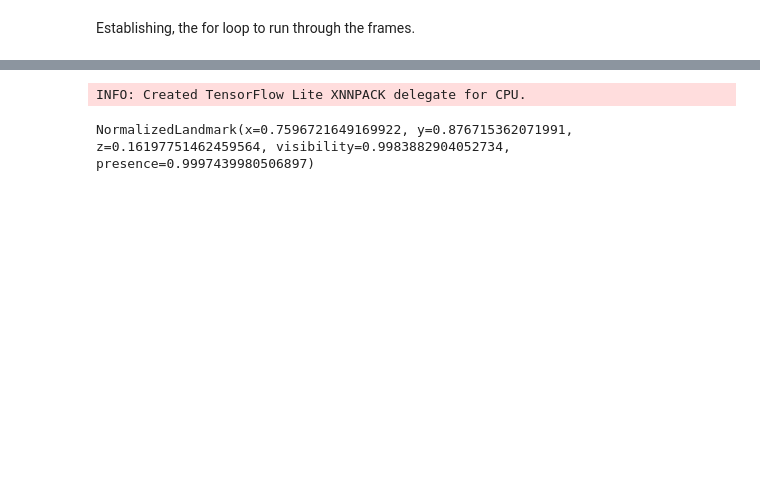
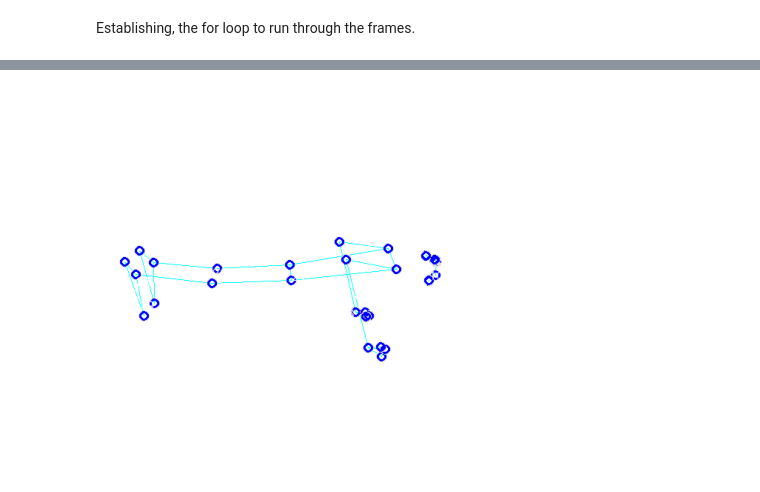
Before and after one commit to jpedroag/PMBA, a Jupyter notebook: C_distances.ipynb, the cells around one changed output, grey strips where cells are left out. Cells and saved outputs as stored; diff of their text form; code cells hidden in the pictures; blank space fills up the shorter version.

```diff
--- a/C_distances.ipynb
+++ b/C_distances.ipynb
@@ -156,41 +168,0 @@ plt.show()
-# %%
-this_image_path = 'images/correct_seq/cor_down_1_38.jpg'
-
-model_path = 'pose_landmarker_heavy.task'
-
-BaseOptions = mp.tasks.BaseOptions
-PoseLandmarker = mp.tasks.vision.PoseLandmarker
-PoseLandmarkerOptions = mp.tasks.vision.PoseLandmarkerOptions
-VisionRunningMode = mp.tasks.vision.RunningMode
-
-options = PoseLandmarkerOptions(
-    base_options=BaseOptions(model_asset_path=model_path),
-    running_mode=VisionRunningMode.IMAGE)
-
-with PoseLandmarker.create_from_options(options) as landmarker:
-    # Load the input image from an image file.
-    image = mp.Image.create_from_file(this_image_path)
-
-
-    # Perform pose landmarking on the provided single image.
-    # The pose landmarker must be created with the image mode.
-    pose_landmarker_result = landmarker.detect(image)
-
-    pose_landmarks_list = pose_landmarker_result.pose_landmarks
-
-    # Loop through the detected poses to visualize.
-    for idx in range(len(pose_landmarks_list)):
-        pose_landmarks = pose_landmarks_list[idx]
-
-        # Draw the pose landmarks.
-        pose_landmarks_proto = landmark_pb2.NormalizedLandmarkList()
-        pose_landmarks_proto.landmark.extend([
-            landmark_pb2.NormalizedLandmark(x=landmark.x, y=landmark.y, z=landmark.z) for landmark in pose_landmarks
-        ])
-# %% [output]
-INFO: Created TensorFlow Lite XNNPACK delegate for CPU.
-# %%
-# this is how we can access the landmarks coordinates
-pose_landmarks[0]
-# %% [output]
-NormalizedLandmark(x=0.7596721649169922, y=0.876715362071991, z=0.16197751462459564, visibility=0.9983882904052734, presence=0.9997439980506897)
@@ -197 +210,36 @@ NormalizedLandmark(x=0.7596721649169922, y=0.876715362071991, z=0.16197751462459
+# %%
+def draw_landmarks_on_blank_canvas(landmarks, image_size=500, circle_radius=10, line_width=2, exclude_numbers=[]):
+    # Create a blank canvas
+    canvas = np.ones((image_size, image_size, 3), dtype=np.uint8) * 255
+
+    # Create landmark list protobuf from landmarks
+    pose_landmarks_proto = landmark_pb2.NormalizedLandmarkList()
+    pose_landmarks_proto.landmark.extend([
+        landmark_pb2.NormalizedLandmark(x=landmark.x, y=landmark.y, z=landmark.z) for landmark in landmarks
+    ])
+
+    # Draw landmarks on the canvas
+    mp.solutions.drawing_utils.draw_landmarks(
+        canvas,
+        pose_landmarks_proto,
+        mp.solutions.pose.POSE_CONNECTIONS,
+        mp.solutions.drawing_utils.DrawingSpec(color=(0, 0, 255), thickness=2, circle_radius=circle_radius),
+        mp.solutions.drawing_utils.DrawingSpec(color=(0, 255, 255), thickness=line_width, circle_radius=2)
+    )
+
+    # Draw landmark numbers on the canvas.
+    for i, landmark in enumerate(landmarks):
+        if i not in exclude_numbers:  # only number the landmark if it's not in the exclusion list
+            cv2.putText(canvas, str(i), (int(landmark.x * image_size), int((1-landmark.y) * image_size)),
+                         cv2.FONT_HERSHEY_SIMPLEX, 0.5, (255, 255, 255), 1, cv2.LINE_AA)
+
+    return canvas
+
+# using this function to draw the landmarks on a blank canvas and display it
+canvas = draw_landmarks_on_blank_canvas(new_landmarks, image_size=500, circle_radius=5, line_width=1, exclude_numbers=[0, 1, 2, 3, 4, 5, 6, 7, 8, 9])
+plt.imshow(canvas)
+plt.axis('off')  # Turn off axis
+plt.show()
+# %% [output]
+[figure, added]
 # %%
```
Also changed, not shown: parts of 17 cells of this notebook.
